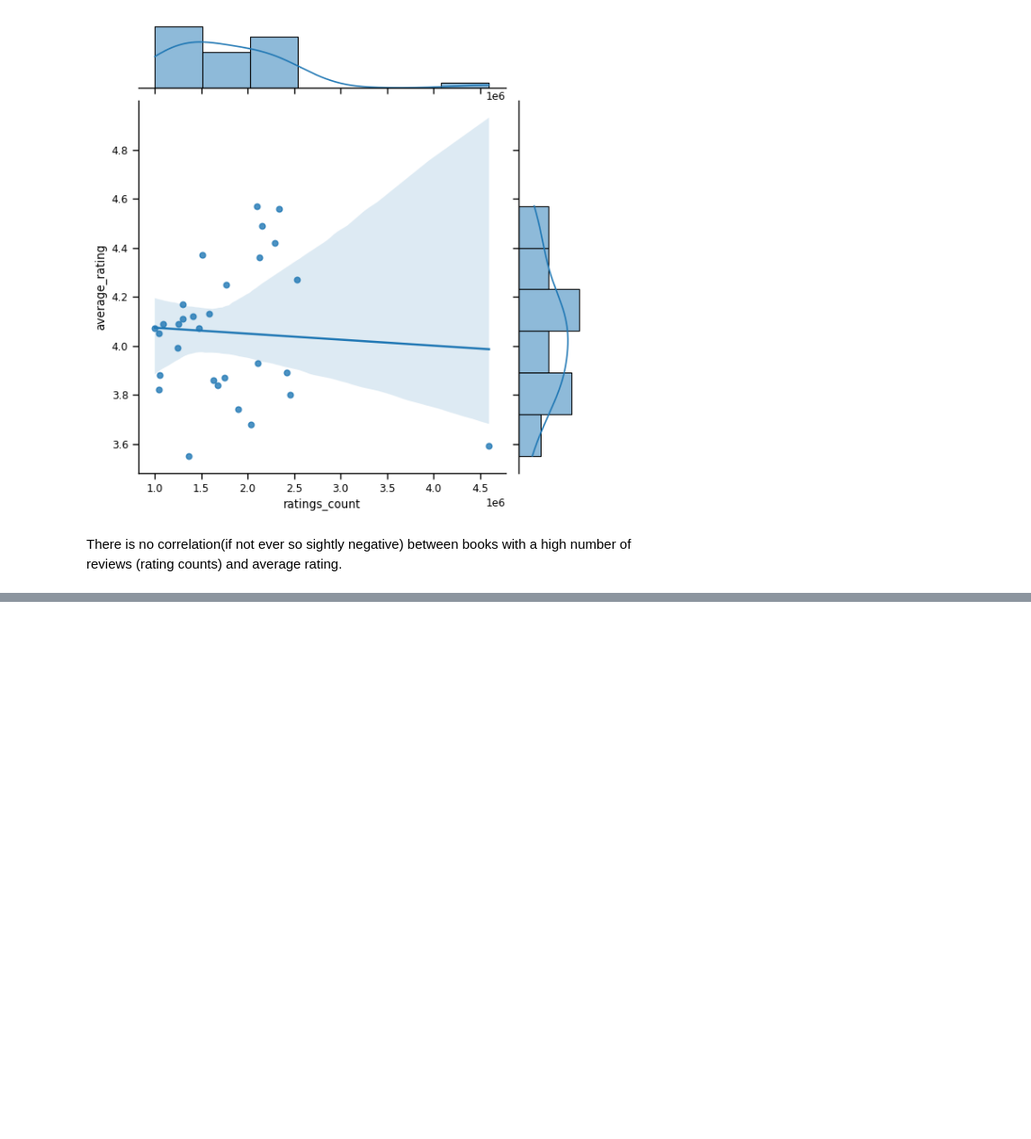
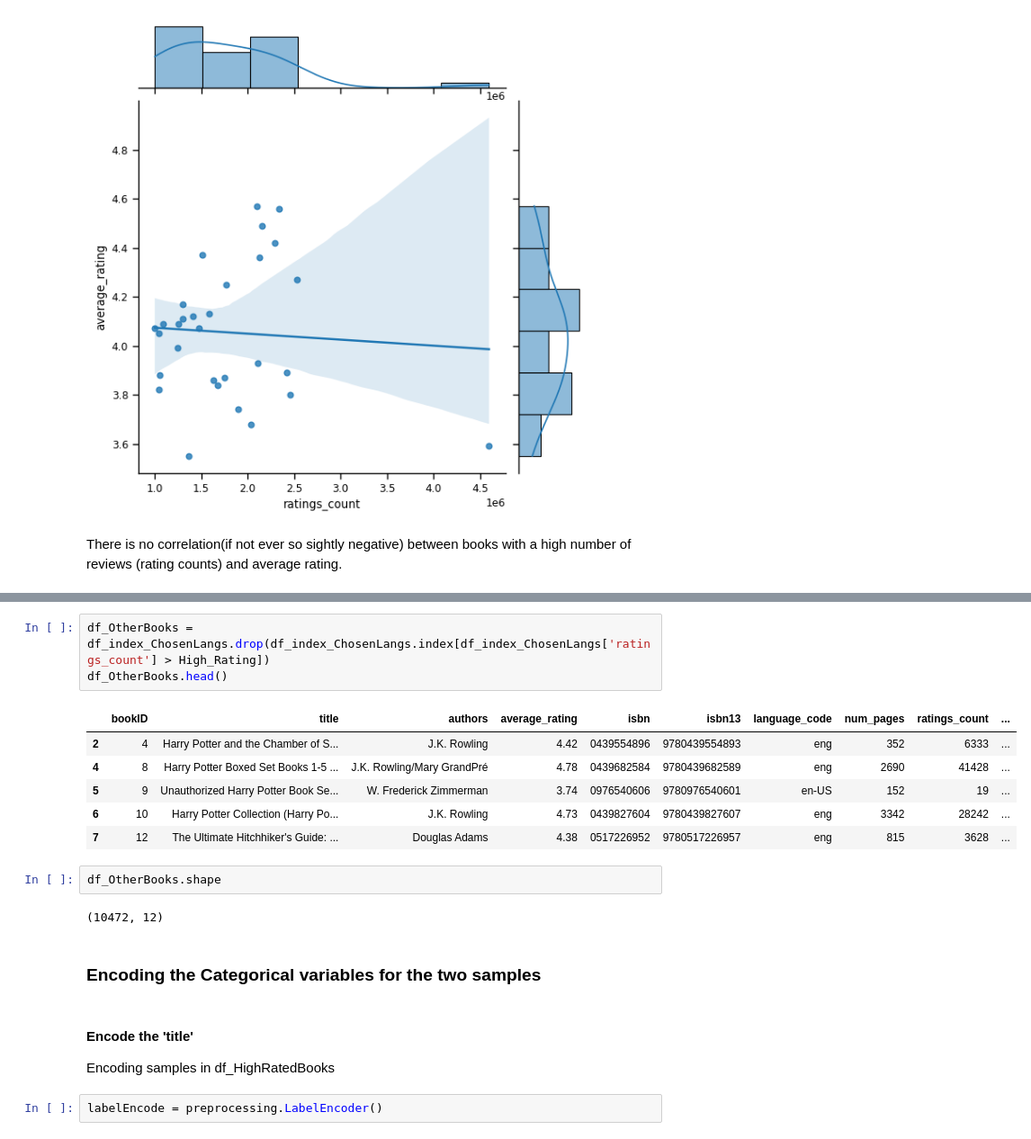
Before and after one commit to Ayanab01/BookClassificationModel, a Jupyter notebook: ML Project.ipynb, the cells around one changed output, grey strips where cells are left out. Shown at 90% size. Cells and saved outputs as stored; diff of their text form; blank space fills up the shorter version.

```diff
--- a/ML Project.ipynb
+++ b/ML Project.ipynb
@@ -603,0 +638,21 @@ There is no correlation(if not ever so sightly negative) between books with a hi
+# %%
+df_OtherBooks = df_index_ChosenLangs.drop(df_index_ChosenLangs.index[df_index_ChosenLangs['ratings_count'] > High_Rating])
+df_OtherBooks.head()
+# %% [output]
+|  | bookID | title | authors | average_rating | isbn | isbn13 | language_code | num_pages | ratings_count | ... |
+| 2 | 4 | Harry Potter and the Chamber of S... | J.K. Rowling | 4.42 | 0439554896 | 9780439554893 | eng | 352 | 6333 | ... |
+| 4 | 8 | Harry Potter Boxed Set Books 1-5 ... | J.K. Rowling/Mary GrandPré | 4.78 | 0439682584 | 9780439682589 | eng | 2690 | 41428 | ... |
+| 5 | 9 | Unauthorized Harry Potter Book Se... | W. Frederick Zimmerman | 3.74 | 0976540606 | 9780976540601 | en-US | 152 | 19 | ... |
+| 6 | 10 | Harry Potter Collection (Harry Po... | J.K. Rowling | 4.73 | 0439827604 | 9780439827607 | eng | 3342 | 28242 | ... |
+| 7 | 12 | The Ultimate Hitchhiker's Guide: ... | Douglas Adams | 4.38 | 0517226952 | 9780517226957 | eng | 815 | 3628 | ... |
+# %%
+df_OtherBooks.shape
+# %% [output]
+(10472, 12)
+# %% [markdown]
+### Encoding the Categorical variables for the two samples
+# %% [markdown]
+#### Encode the 'title'
+Encoding samples in df_HighRatedBooks
+# %%
+labelEncode = preprocessing.LabelEncoder()
```
Also changed, not shown: parts of 32 cells of this notebook.
